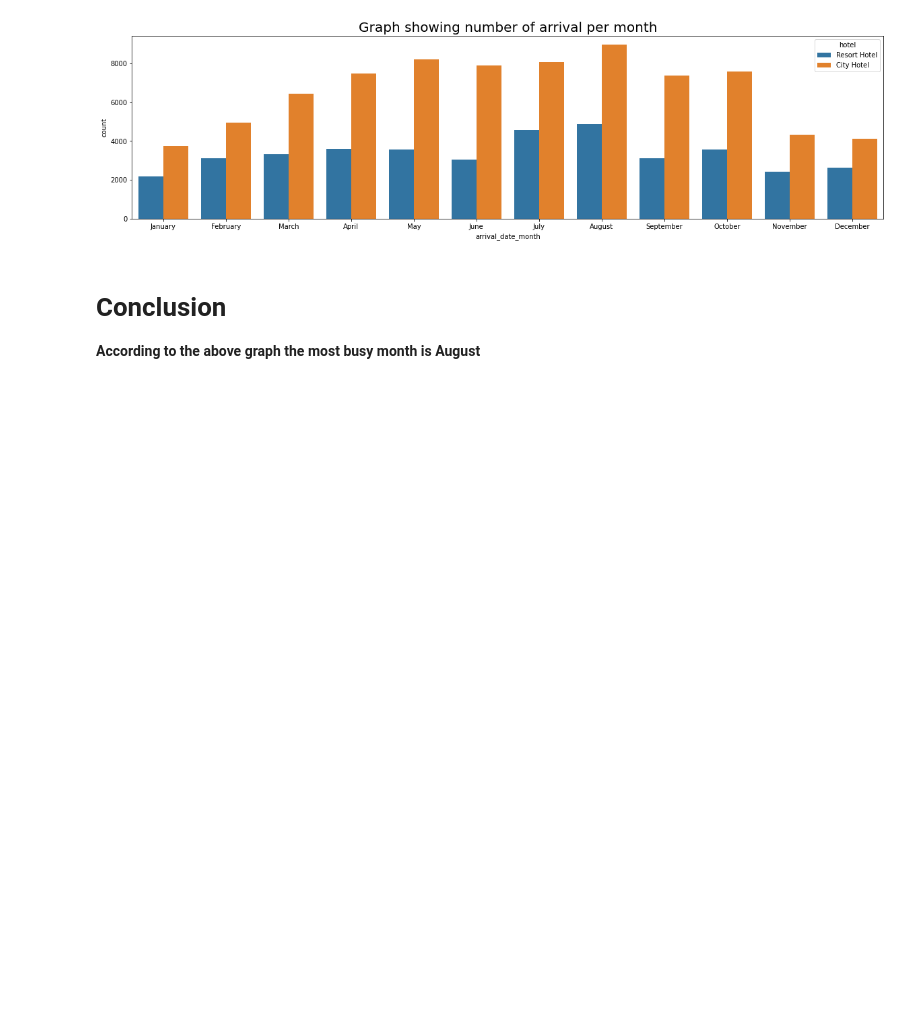
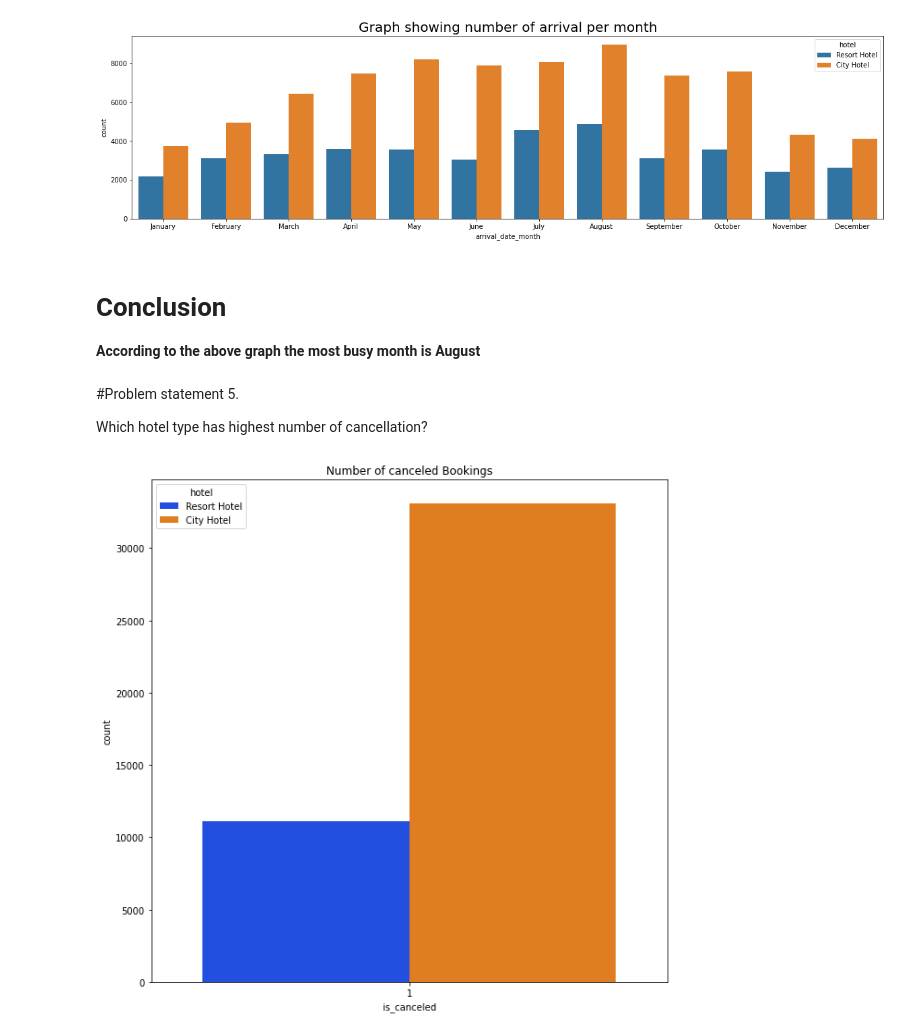
Before and after one commit to Aaryant31/Hotel-Booking-Analysis, a Jupyter notebook: Hotel_Booking_Analysis_Capstone_Project.ipynb, the cells around one changed output. Saved outputs shown, nothing was run; the diff lists cells and outputs as text; code cells hidden in the pictures; blank space fills up the shorter version.

```diff
--- a/Hotel_Booking_Analysis_Capstone_Project.ipynb
+++ b/Hotel_Booking_Analysis_Capstone_Project.ipynb
@@ -313,3 +310,13 @@ Text(0.5, 1.0, 'Graph showing number of arrival per month')
 # Conclusion
 
 **According to the above graph the most busy month is August**
+# %% [markdown]
+#Problem statement 5.
+
+Which hotel type has highest number of cancellation?
+# %%
+canceled_room=hotel_df[hotel_df['is_canceled']==1]
+sns.countplot(data=canceled_room,x='is_canceled', hue='hotel', palette='bright').set_title('Number of canceled Bookings')
+plt.show()
+# %% [output]
+[figure, added]
```
Also changed, not shown: parts of 21 cells of this notebook.
